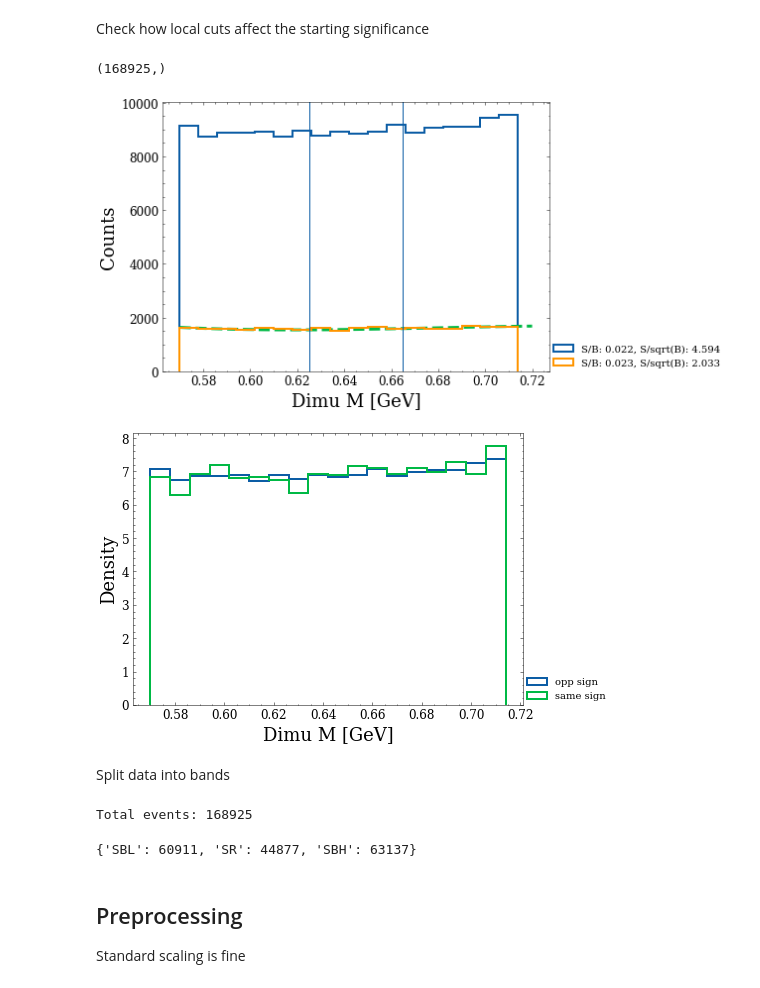
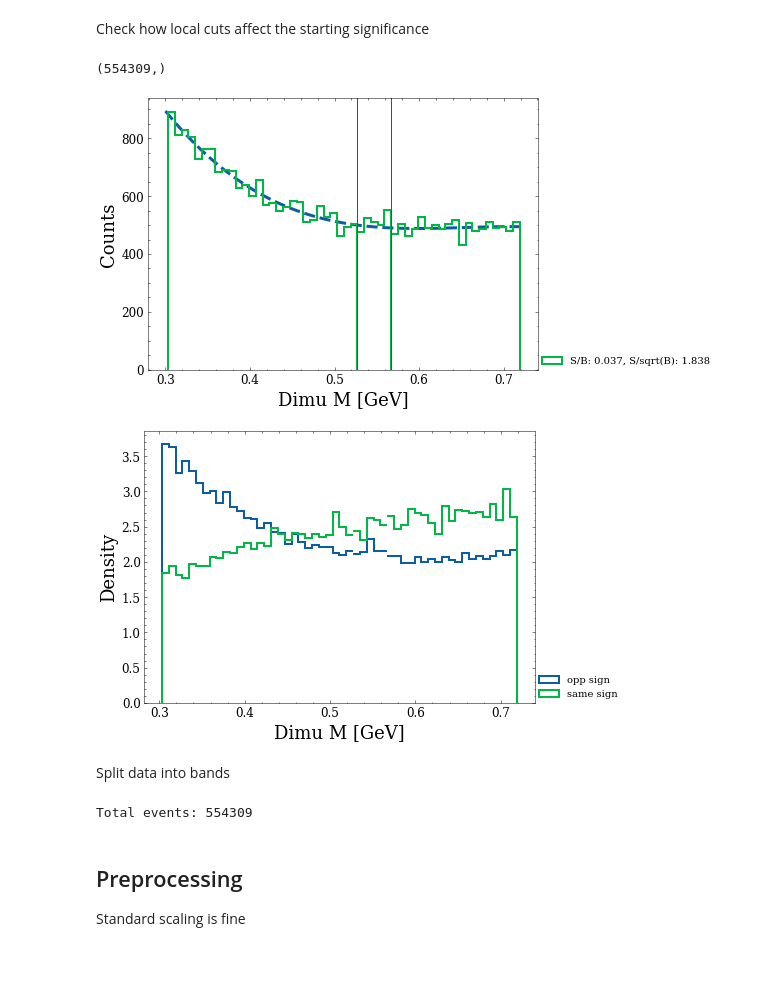
Before and after one commit to hep-lbdl/dimuonAD, a Jupyter notebook: 04_preprocess_data_for_bump_hunt.ipynb, the cells around one changed output. Cells and saved outputs as stored; diff of their text form; code cells hidden in the pictures; blank space fills up the shorter version.

```diff
--- a/04_preprocess_data_for_bump_hunt.ipynb
+++ b/04_preprocess_data_for_bump_hunt.ipynb
@@ -63,7 +65,7 @@ Muon cuts were made previously (and we don't want to make cuts on the dimuon sys
 
 Random seed is used to set aside a portion of the test set
 # %%
-particle_type = "eta_shifted"
+particle_type = "eta"
 
 
 
@@ -128,7 +130,8 @@ Check how local cuts affect the starting significance
 # %%
 p0  = [5000, -20000, 30000, -10000]
 
-bins = np.arange(SB_left, SB_right, width) # histogram bins
+plot_bins_all, plot_bins_SR, plot_bins_left, plot_bins_right, plot_centers_all, plot_centers_SR, plot_centers_SB = get_bins(SR_left, SR_right, SB_left, SB_right, True)
+
 x = np.linspace(SB_left, SB_right, 100) # plot curve fit
 
 masses_with_bounds = cut_data[code]["dimu_mass"][(cut_data[code]["dimu_mass"] >= SB_left) & (cut_data[code]["dimu_mass"] <= SB_right)]
@@ -138,47 +141,47 @@ masses_with_bounds_samesign = cut_data_samesign[code]["dimu_mass"][(cut_data_sam
 plt.figure(figsize = (7,5))
 
 # plot all data
 loc_data = masses_with_bounds
 print(loc_data.shape)
-popt_0, _, _, _, _, _ = curve_fit_m_inv(loc_data, bkg_fit_cubic, SB_left, SB_right, SR_left, SR_right, width, p0)
+popt_0, _, _, _, _ = curve_fit_m_inv(loc_data, "cubic", SR_left, SR_right, plot_bins_left, plot_bins_right, plot_centers_all)
 #plt.plot(x, bkg_fit_cubic(x, *popt_0), lw = 3, linestyle = "dashed")
 num_S_expected_in_SR, num_B_expected_in_SR = calc_significance(loc_data, bkg_fit_cubic, plot_bins_SR, SR_left, SR_right, popt_0)
 
-plt.hist(loc_data, bins = bins, lw = 2, histtype = "step", density = False, label = f"S/B: {round(num_S_expected_in_SR/num_B_expected_in_SR,3)}, S/sqrt(B): {round(num_S_expected_in_SR/np.sqrt(num_B_expected_in_SR),3)}")
+#plt.hist(loc_data, bins = bins, lw = 2, histtype = "step", density = False, label = f"S/B: {round(num_S_expected_in_SR/num_B_expected_in_SR,3)}, S/sqrt(B): {round(num_S_expected_in_SR/np.sqrt(num_B_expected_in_SR),3)}")
 
 
 # plot subset of data
 np.random.shuffle(masses_with_bounds)
 loc_data = masses_with_bounds[:30000]
-popt_0, _, _, _, _, _= curve_fit_m_inv(loc_data, bkg_fit_cubic, SB_left, SB_right, SR_left, SR_right, width, p0)
+popt_0, _, _, _, _ = curve_fit_m_inv(loc_data, "cubic", SR_left, SR_right, plot_bins_left, plot_bins_right, plot_centers_all)
 plt.plot(x, bkg_fit_cubic(x, *popt_0), lw = 3, linestyle = "dashed")
 num_S_expected_in_SR, num_B_expected_in_SR = calc_significance(loc_data, bkg_fit_cubic, plot_bins_SR, SR_left, SR_right, popt_0)
-plt.hist(loc_data, bins = bins, lw = 2, histtype = "step", density = False, label = f"S/B: {round(num_S_expected_in_SR/num_B_expected_in_SR,3)}, S/sqrt(B): {round(num_S_expected_in_SR/np.sqrt(num_B_expected_in_SR),3)}")
+plt.hist(loc_data, bins = plot_bins_all, lw = 2, histtype = "step", density = False, label = f"S/B: {round(num_S_expected_in_SR/num_B_expected_in_SR,3)}, S/sqrt(B): {round(num_S_expected_in_SR/np.sqrt(num_B_expected_in_SR),3)}")
 
 
 plt.axvline(SR_left)
 plt.axvline(SR_right)
 
 plt.xlabel("Dimu M [GeV]")
 plt.ylabel("Counts")
 plt.legend(loc = (1, 0))
 
 
 plt.show()
 
 
 #hist_all_features(codes_list, cut_data, feature_set, kwargs_dict_dtype)
 # %% [output]
-(168925,)
+(554309,)
-[figure, old version]
+[figure, new version]
 # %%
 
 plt.figure(figsize = (7,5))
 
 # plot all data
 loc_data = masses_with_bounds
-plt.hist(loc_data, bins = bins, lw = 2, histtype = "step", density = True, label = f"opp sign")
-plt.hist(masses_with_bounds_samesign, bins = bins, lw = 2, histtype = "step", density = True, label = f"same sign")
+plt.hist(loc_data, bins = plot_bins_all, lw = 2, histtype = "step", density = True, label = f"opp sign")
+plt.hist(masses_with_bounds_samesign, bins = plot_bins_all, lw = 2, histtype = "step", density = True, label = f"same sign")
 
 
 plt.xlabel("Dimu M [GeV]")
@@ -191,14 +194,14 @@ plt.show()
 
 #hist_all_features(codes_list, cut_data, feature_set, kwargs_dict_dtype)
 # %% [output]
-[figure, old version]
+[figure, new version]
 # %% [markdown]
 Split data into bands
 # %%
 bands = ["SBL", "SR", "SBH"]
 N_total_events = 0
 
-sizes_dict = {}
+
 
 preproc_dicts, preproc_dicts_samesign = {b:{} for b in bands}, {b:{} for b in bands}
 
@@ -212,7 +215,7 @@ for code in codes_list:
         for feat in feature_set:
             preproc_dicts[b][code][feat] = cut_data[code][feat][loc_pass_indices]
 
-        sizes_dict[b] = preproc_dicts[b][code][feat].shape[0]
+
         N_total_events += preproc_dicts[b][code][feat].shape[0]
 
         # same sign
@@ -225,11 +228,7 @@ for code in codes_list:
 
 print(f"Total events: {N_total_events}")
 # %% [output]
-Total events: 168925
+Total events: 554309
-# %%
-print(sizes_dict)
-# %% [output]
-{'SBL': 60911, 'SR': 44877, 'SBH': 63137}
 # %% [markdown]
 ## Preprocessing
 
```
Also changed, not shown: parts of 10 cells of this notebook.
